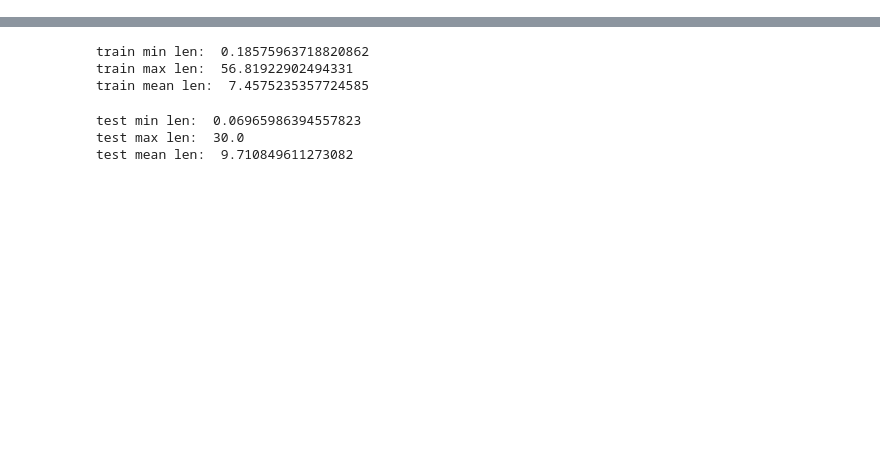
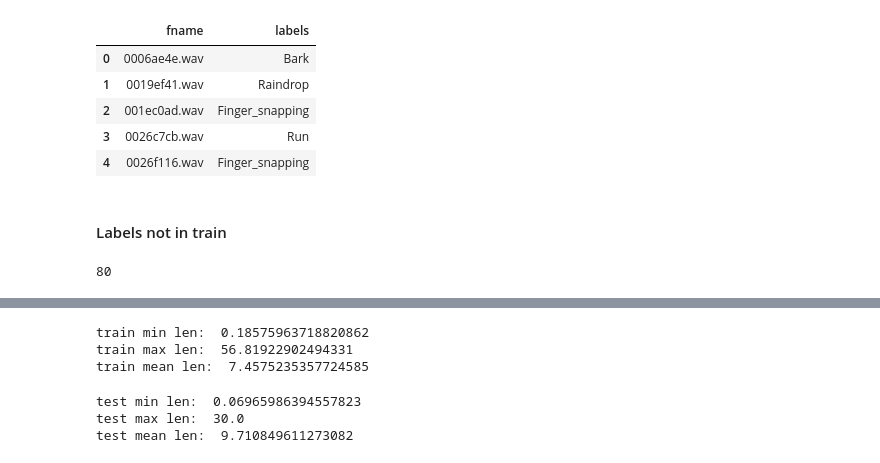
Before and after one commit to Guillin/freesound, a Jupyter notebook: notebooks/eda_features.ipynb, the cells around one changed output, grey strips where cells are left out. Drawn from its saved outputs; the diff is of its cells as text; code cells hidden in the pictures; blank space fills up the shorter version.

```diff
--- a/notebooks/eda_features.ipynb
+++ b/notebooks/eda_features.ipynb
@@ -5,0 +8,9 @@ import pandas as pd
+# %%
+train_curated.head()
+# %% [output]
+|  | fname | labels |
+| 0 | 0006ae4e.wav | Bark |
+| 1 | 0019ef41.wav | Raindrop |
+| 2 | 001ec0ad.wav | Finger_snapping |
+| 3 | 0026c7cb.wav | Run |
+| 4 | 0026f116.wav | Finger_snapping |
@@ -5,0 +21,2 @@ import pandas as pd
+# %% [markdown]
+#### Labels not in train
@@ -5,0 +28,4 @@ import pandas as pd
+# %%
+len(np.unique(train_labels))
+# %% [output]
+80
```
Also changed, not shown: parts of 18 cells of this notebook, 17 other files.
